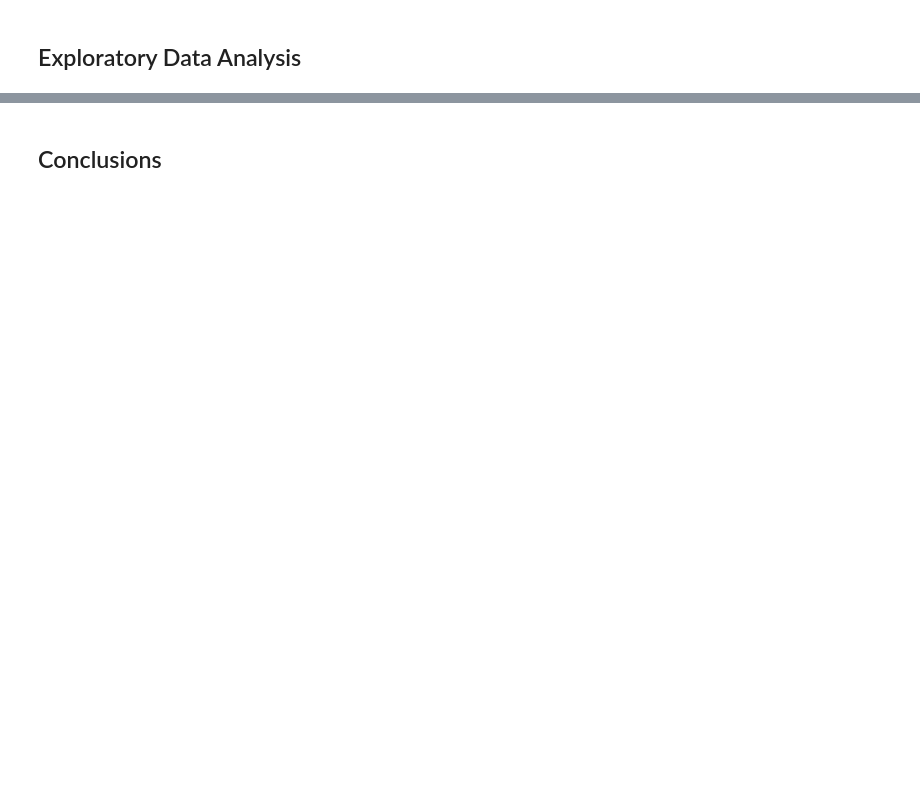
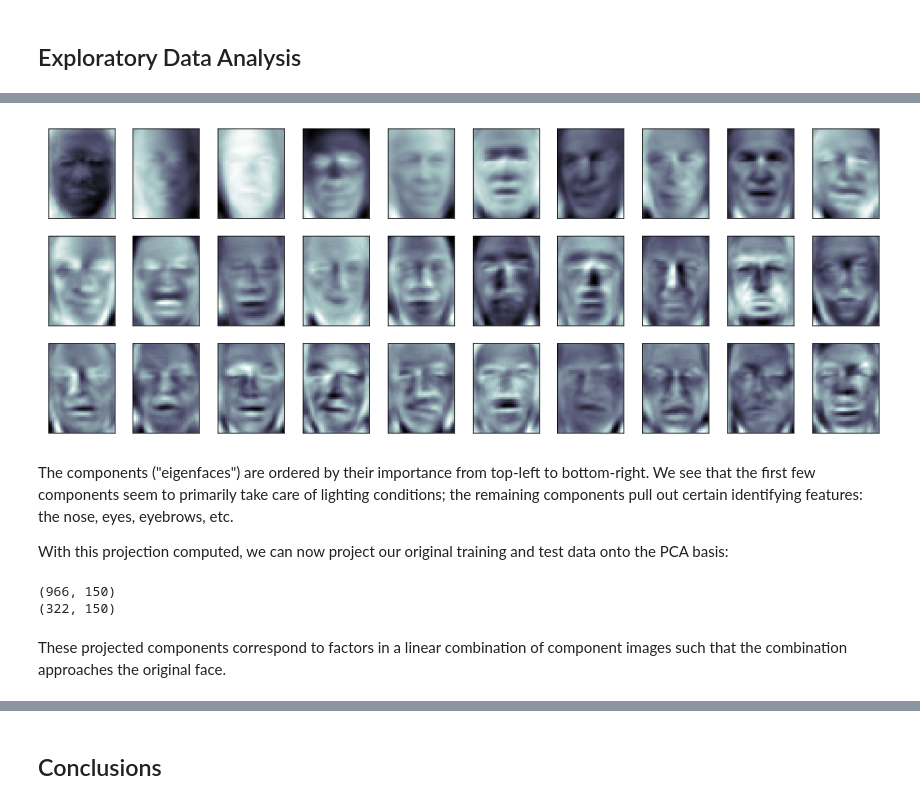
Before and after one commit to AnnieCRY/INET4061Project, a Jupyter notebook: finalProject.ipynb, the cells around one changed output, grey strips where cells are left out. Drawn from its saved outputs; the diff is of its cells as text; code cells hidden in the pictures; blank space fills up the shorter version.

```diff
--- a/finalProject.ipynb
+++ b/finalProject.ipynb
@@ -150,0 +195,22 @@ img_data_list=[]
+# %%
+fig = plt.figure(figsize=(16, 6))
+for i in range(30):
+    ax = fig.add_subplot(3, 10, i + 1, xticks=[], yticks=[])
+    ax.imshow(pca.components_[i].reshape((50, 37)), cmap=plt.cm.bone)
+# %% [output]
+[figure, added]
+# %% [markdown]
+The components ("eigenfaces") are ordered by their importance from top-left to bottom-right. We see that the first few components seem to primarily take care of lighting conditions; the remaining components pull out certain identifying features: the nose, eyes, eyebrows, etc.
+
+With this projection computed, we can now project our original training and test data onto the PCA basis:
+# %%
+X_train_pca = pca.transform(X_train)
+X_test_pca = pca.transform(X_test)
+print(X_train_pca.shape)
+print(X_test_pca.shape)
+# %% [output]
+(966, 150)
+(322, 150)
+# %% [markdown]
+
+These projected components correspond to factors in a linear combination of component images such that the combination approaches the original face.
```
Also changed, not shown: parts of 17 cells of this notebook.
